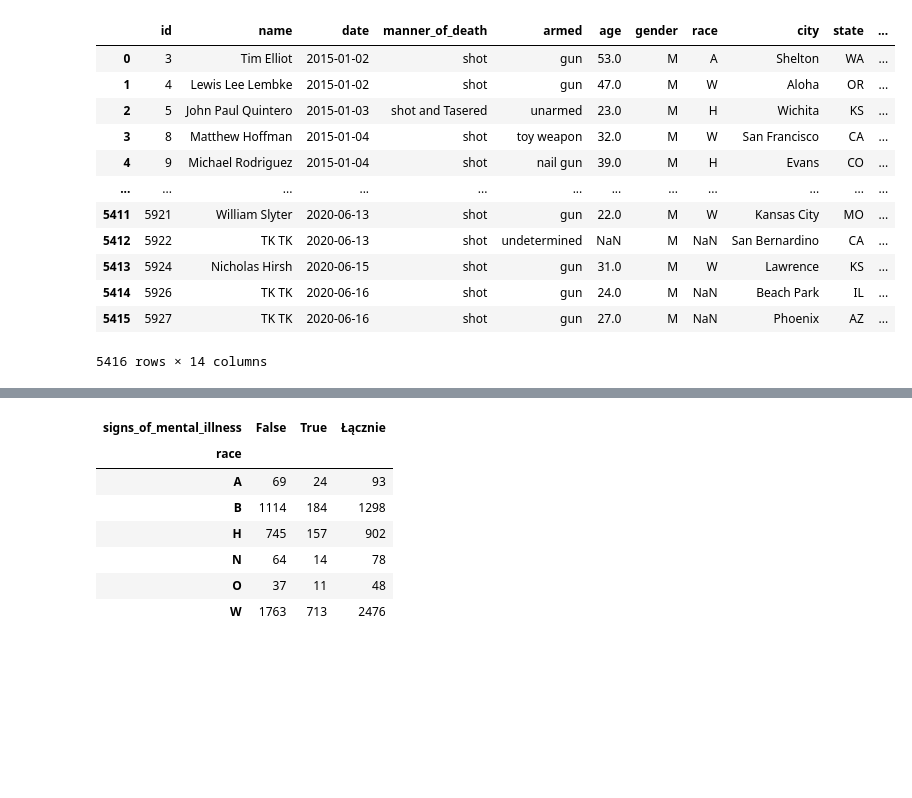
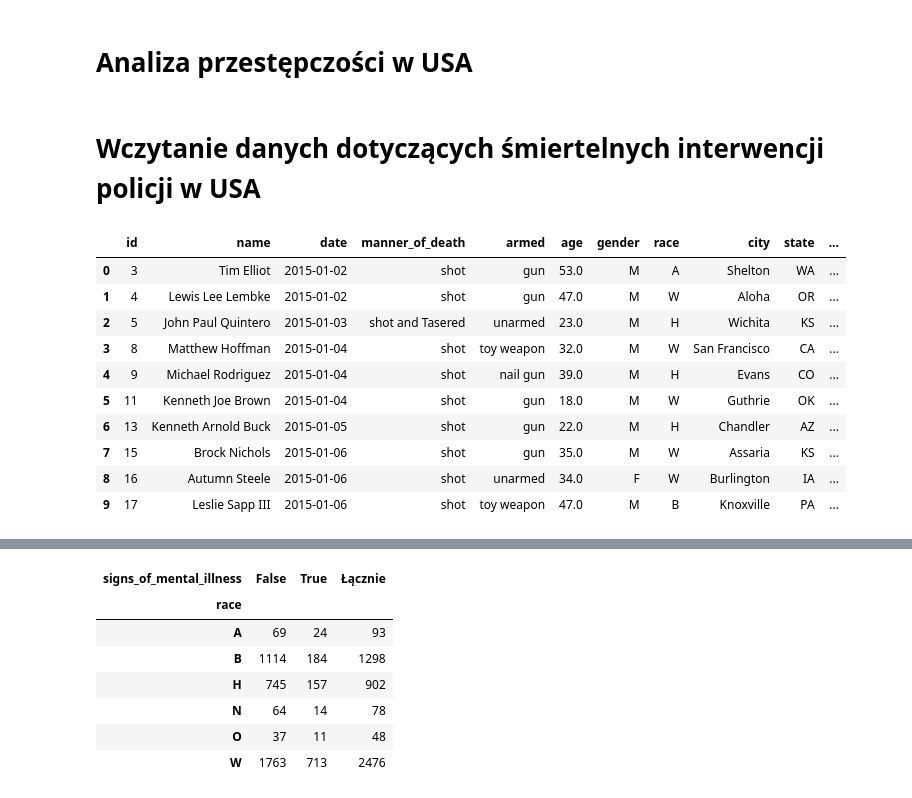
Before and after one commit to konradp-86/kurs, a Jupyter notebook: USA.ipynb, the cells around one changed output, grey strips where cells are left out. Cells and saved outputs as stored; diff of their text form; code cells hidden in the pictures; blank space fills up the shorter version.

```diff
--- a/USA.ipynb
+++ b/USA.ipynb
@@ -1,2 +1,6 @@
+# %% [markdown]
+# **Analiza przestępczości w USA**
+# %% [markdown]
+# Wczytanie danych dotyczących śmiertelnych interwencji policji w USA
 # %%
 import pandas as pd
@@ -3,17 +8,15 @@ import pandas as pd
 # %%
 df_interwencje = pd.read_csv('fatal-police-shootings-data.csv')
-df_interwencje
+df_interwencje.head(10)
 # %% [output]
 |  | id | name | date | manner_of_death | armed | age | gender | race | city | state | ... |
 | 0 | 3 | Tim Elliot | 2015-01-02 | shot | gun | 53.0 | M | A | Shelton | WA | ... |
 | 1 | 4 | Lewis Lee Lembke | 2015-01-02 | shot | gun | 47.0 | M | W | Aloha | OR | ... |
 | 2 | 5 | John Paul Quintero | 2015-01-03 | shot and Tasered | unarmed | 23.0 | M | H | Wichita | KS | ... |
 | 3 | 8 | Matthew Hoffman | 2015-01-04 | shot | toy weapon | 32.0 | M | W | San Francisco | CA | ... |
 | 4 | 9 | Michael Rodriguez | 2015-01-04 | shot | nail gun | 39.0 | M | H | Evans | CO | ... |
-| ... | ... | ... | ... | ... | ... | ... | ... | ... | ... | ... | ... |
-| 5411 | 5921 | William Slyter | 2020-06-13 | shot | gun | 22.0 | M | W | Kansas City | MO | ... |
-| 5412 | 5922 | TK TK | 2020-06-13 | shot | undetermined | NaN | M | NaN | San Bernardino | CA | ... |
-| 5413 | 5924 | Nicholas Hirsh | 2020-06-15 | shot | gun | 31.0 | M | W | Lawrence | KS | ... |
-| 5414 | 5926 | TK TK | 2020-06-16 | shot | gun | 24.0 | M | NaN | Beach Park | IL | ... |
-| 5415 | 5927 | TK TK | 2020-06-16 | shot | gun | 27.0 | M | NaN | Phoenix | AZ | ... |
+| 5 | 11 | Kenneth Joe Brown | 2015-01-04 | shot | gun | 18.0 | M | W | Guthrie | OK | ... |
+| 6 | 13 | Kenneth Arnold Buck | 2015-01-05 | shot | gun | 22.0 | M | H | Chandler | AZ | ... |
+| 7 | 15 | Brock Nichols | 2015-01-06 | shot | gun | 35.0 | M | W | Assaria | KS | ... |
+| 8 | 16 | Autumn Steele | 2015-01-06 | shot | unarmed | 34.0 | F | W | Burlington | IA | ... |
+| 9 | 17 | Leslie Sapp III | 2015-01-06 | shot | toy weapon | 47.0 | M | B | Knoxville | PA | ... |
-5416 rows × 14 columns
```
Also changed, not shown: parts of 21 cells of this notebook.
